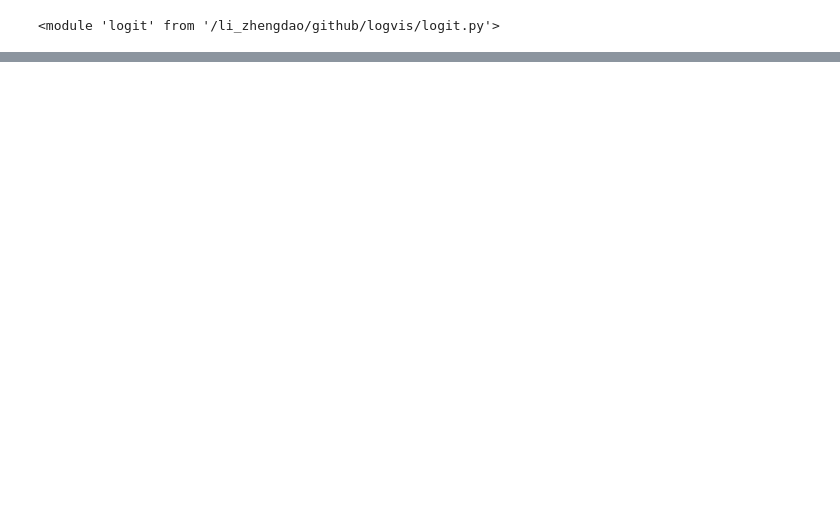
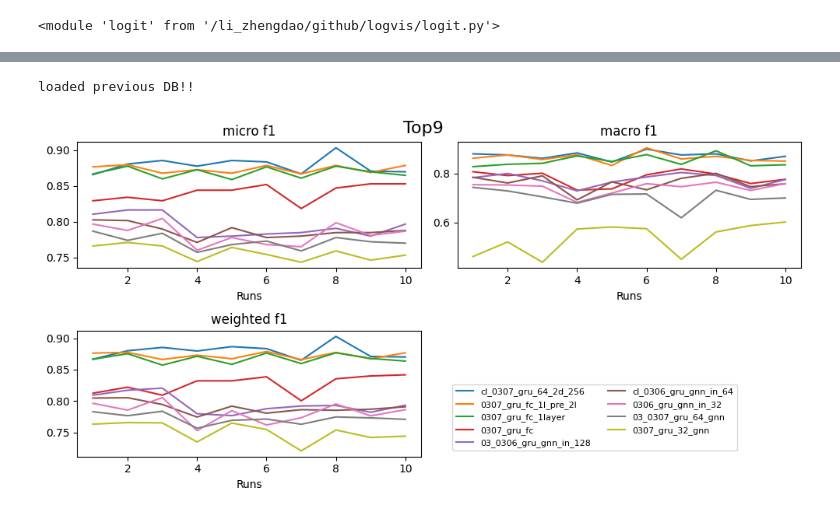
Before and after one commit to zhengdaoli/logvis, a Jupyter notebook: plot_metrics.ipynb, the cells around one changed output, grey strips where cells are left out. Drawn from its saved outputs; the diff is of its cells as text; code cells hidden in the pictures; blank space fills up the shorter version.

Commit message:
update plot

```diff
--- a/plot_metrics.ipynb
+++ b/plot_metrics.ipynb
@@ -151,0 +9,56 @@ loaded previous DB!!
+# %%
+without_list = ['adj10','seizure', 'freq', 'shared']
+and_with_list = []
+or_with_list = ['2d','gnn']
+# or_with_list = ['gnn','att','weighted']
+
+def compare_sets(ll):
+    for i in range(1, len(ll)):
+        if ll[0] != ll[i]:
+            return True
+    return False
+
+def plot_metrics(db, topK=5):
+
+    xs = list(range(1, logit.MAX_RUNS+1))
+
+    top_k, K = logit.filter_data(db, topK, without_list, and_with_list, or_with_list)
+
+    fig = plt.figure(figsize=(10,5), dpi=100)
+    fig.patch.set_facecolor('white')
+
+    legend_labels = []
+    for i, (m, d) in enumerate(top_k.items()):
+        ax = fig.add_subplot(2, 2, i+1)
+        legends = []
+        yss = []
+        for metrics in d:
+            for k, v in metrics.items():
+                legends.append(k)
+                yss.append(v)
+                if k == '0219_1d_strid2_8out_2d_512hid':
+                    print(v)
+        legend_labels.append(set(legends))
+        for ys in yss:
+            ax.plot(xs, ys)
+        if len(yss) < 6:
+            ax.legend(legends, ncol=2, fontsize=6, title_fontsize=3,loc='lower left')
+        # ax.legend(legends, bbox_to_anchor=(0.5, -0.5), ncol=2, fontsize=6,title_fontsize=3,loc='lower center')
+        ax.set_title(f'{m}')
+        ax.set_xlabel('Runs')
+
+    # compare legends:
+    if compare_sets(legend_labels):
+        print('Warning: legends not same!!!!!!!!!!!!!!!!!!!!!!!!!')
+    fig.legend(legends, ncol=2, bbox_to_anchor=(0.72, 0.12), fontsize=8, loc='lower center')
+
+    fig.tight_layout()
+    fig.suptitle(f'Top{K}',fontsize=16)
+    plt.show()
+
+metrics = logit.load_DB()
+
+plot_metrics(metrics, topK=5)
+# %% [output]
+loaded previous DB!!
+[figure, added]
```
Also changed, not shown: parts of 3 cells of this notebook, 1 other file.
